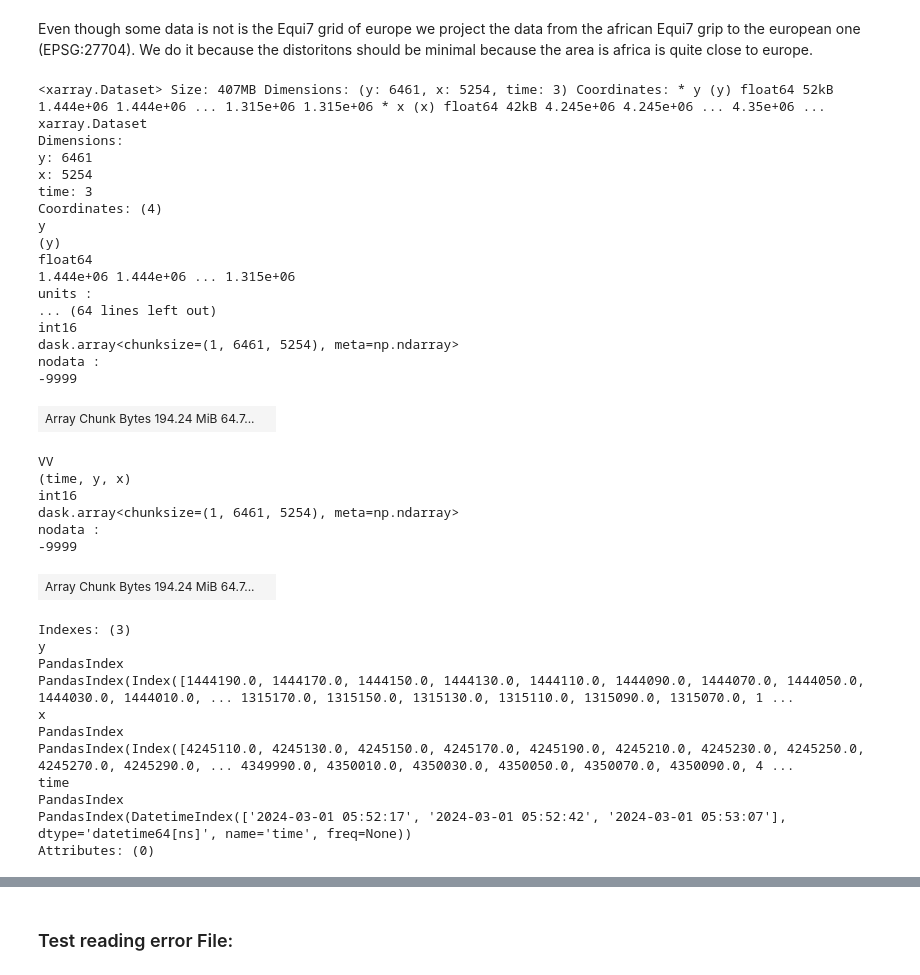
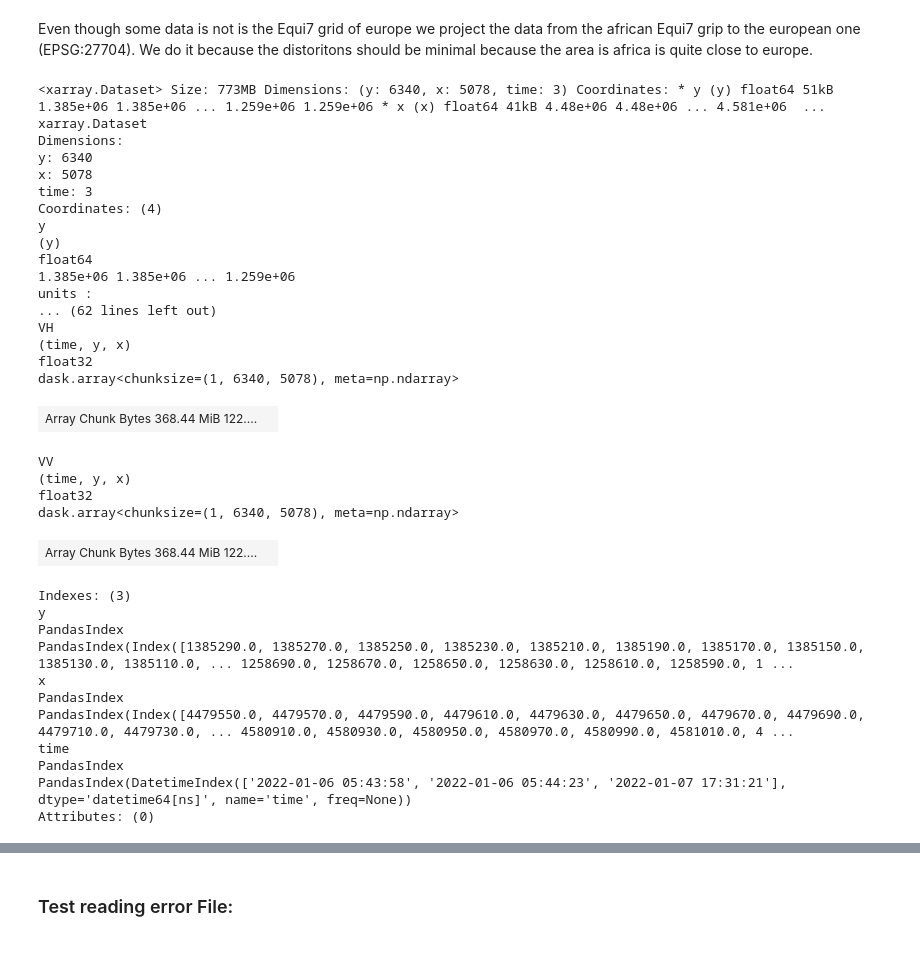
Before and after one commit to wagnerjoseph/Sentinel1-ASCAT-fusion, a Jupyter notebook: notebooks/create-s1-zarr-dataset.ipynb, the cells around one changed output, grey strips where cells are left out. Cells and saved outputs as stored; diff of their text form; code cells hidden in the pictures.

```diff
--- a/notebooks/create-s1-zarr-dataset.ipynb
+++ b/notebooks/create-s1-zarr-dataset.ipynb
@@ -44,10 +42,10 @@ collection = eodc_catalog.get_collection(collection_id)
 # %% [markdown]
 Setting time and area of interest.
 # %%
-time_range ="2021-01-01/2021-01-01" # "2021-01-01/2023-12-31"
+time_range ="2022-01-06/2022-01-07" # "2021-01-01/2023-12-31"
 
-latmin, latmax = 44.0, 45.0 #30.0, 45.0            # South to North
-lonmin, lonmax = 4, 5.0  #-10.0, 5.0            # West to East
+latmin, latmax = 44, 45 #30.0, 45.0            # South to North
+lonmin, lonmax = 7, 8  #-10.0, 5.0            # West to East
 
 bounding_box = [lonmin, latmin, lonmax, latmax]
 # %% [markdown]
@@ -174,55 +162,56 @@ Even though some data is not is the Equi7 grid of europe we project the data fro
 # %%
 crs = "EPSG:27704"
 res =  20
-
-nodata = items_eodc[0].assets["VV"].extra_fields["raster:bands"][0]["nodata"]
-scale = items_eodc[0].assets["VV"].extra_fields["raster:bands"][0]["scale"]
 
 chunks = {"time": 1, "latitude": 100, "longitude": 100}
 sig0_dc = odc_stac.load(
     items_eodc,
     crs=crs,
     resolution=res,
     bbox=bounding_box,
     chunks=chunks,
-    preprocess=lambda x: _preprocess(x, scale, nodata),
     resampling="bilinear",
 )
+
+nodata = items_eodc[0].assets["VV"].extra_fields["raster:bands"][0]["nodata"]
+scale = items_eodc[0].assets["VV"].extra_fields["raster:bands"][0]["scale"]
+
+sig0_dc = sig0_dc.where(sig0_dc != nodata) / scale
+
+sig0_dc = sig0_dc.dropna(dim="time", how="all")
 sig0_dc
 # %% [output]
-<xarray.Dataset> Size: 407MB Dimensions: (y: 6461, x: 5254, time: 3) Coordinates: * y (y) float64 52kB 1.444e+06 1.444e+06 ... 1.315e+06 1.315e+06 * x (x) float64 42kB 4.245e+06 4.245e+06 ... 4.35e+06 ...
+<xarray.Dataset> Size: 773MB Dimensions: (y: 6340, x: 5078, time: 3) Coordinates: * y (y) float64 51kB 1.385e+06 1.385e+06 ... 1.259e+06 1.259e+06 * x (x) float64 41kB 4.48e+06 4.48e+06 ... 4.581e+06  ...
 xarray.Dataset
 Dimensions:
-y: 6461
-x: 5254
+y: 6340
+x: 5078
 time: 3
 Coordinates: (4)
 y
 (y)
 float64
-1.444e+06 1.444e+06 ... 1.315e+06
+1.385e+06 1.385e+06 ... 1.259e+06
 units :
-... (64 lines left out)
-int16
-dask.array<chunksize=(1, 6461, 5254), meta=np.ndarray>
-nodata :
--9999
+... (62 lines left out)
+VH
+(time, y, x)
+float32
+dask.array<chunksize=(1, 6340, 5078), meta=np.ndarray>
-| Array Chunk Bytes 194.24 MiB 64.7... |  |
+| Array Chunk Bytes 368.44 MiB 122.... |  |
 VV
 (time, y, x)
-int16
-dask.array<chunksize=(1, 6461, 5254), meta=np.ndarray>
-nodata :
--9999
+float32
+dask.array<chunksize=(1, 6340, 5078), meta=np.ndarray>
-| Array Chunk Bytes 194.24 MiB 64.7... |  |
+| Array Chunk Bytes 368.44 MiB 122.... |  |
 Indexes: (3)
 y
 PandasIndex
-PandasIndex(Index([1444190.0, 1444170.0, 1444150.0, 1444130.0, 1444110.0, 1444090.0, 1444070.0, 1444050.0, 1444030.0, 1444010.0, ... 1315170.0, 1315150.0, 1315130.0, 1315110.0, 1315090.0, 1315070.0, 1 ...
+PandasIndex(Index([1385290.0, 1385270.0, 1385250.0, 1385230.0, 1385210.0, 1385190.0, 1385170.0, 1385150.0, 1385130.0, 1385110.0, ... 1258690.0, 1258670.0, 1258650.0, 1258630.0, 1258610.0, 1258590.0, 1 ...
 x
 PandasIndex
-PandasIndex(Index([4245110.0, 4245130.0, 4245150.0, 4245170.0, 4245190.0, 4245210.0, 4245230.0, 4245250.0, 4245270.0, 4245290.0, ... 4349990.0, 4350010.0, 4350030.0, 4350050.0, 4350070.0, 4350090.0, 4 ...
+PandasIndex(Index([4479550.0, 4479570.0, 4479590.0, 4479610.0, 4479630.0, 4479650.0, 4479670.0, 4479690.0, 4479710.0, 4479730.0, ... 4580910.0, 4580930.0, 4580950.0, 4580970.0, 4580990.0, 4581010.0, 4 ...
 time
 PandasIndex
-PandasIndex(DatetimeIndex(['2024-03-01 05:52:17', '2024-03-01 05:52:42', '2024-03-01 05:53:07'], dtype='datetime64[ns]', name='time', freq=None))
+PandasIndex(DatetimeIndex(['2022-01-06 05:43:58', '2022-01-06 05:44:23', '2022-01-07 17:31:21'], dtype='datetime64[ns]', name='time', freq=None))
 Attributes: (0)
```
Also changed, not shown: parts of 19 cells of this notebook, 2 other files.
